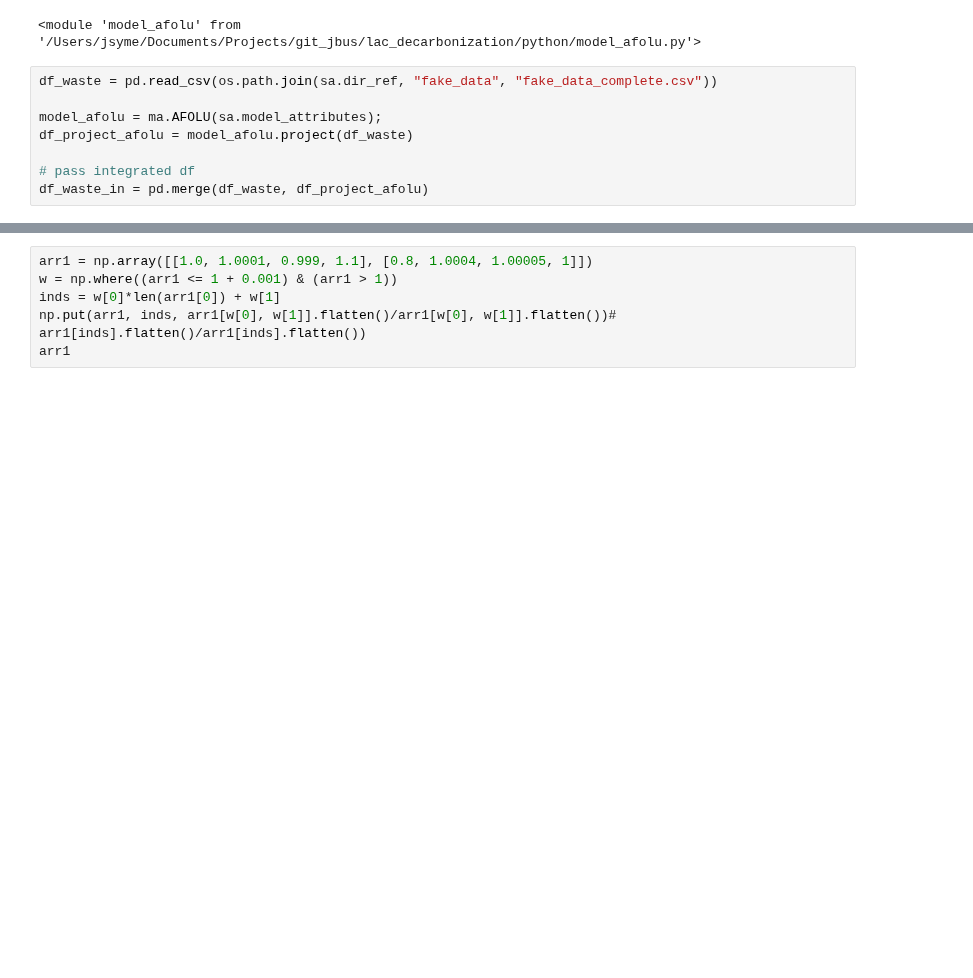
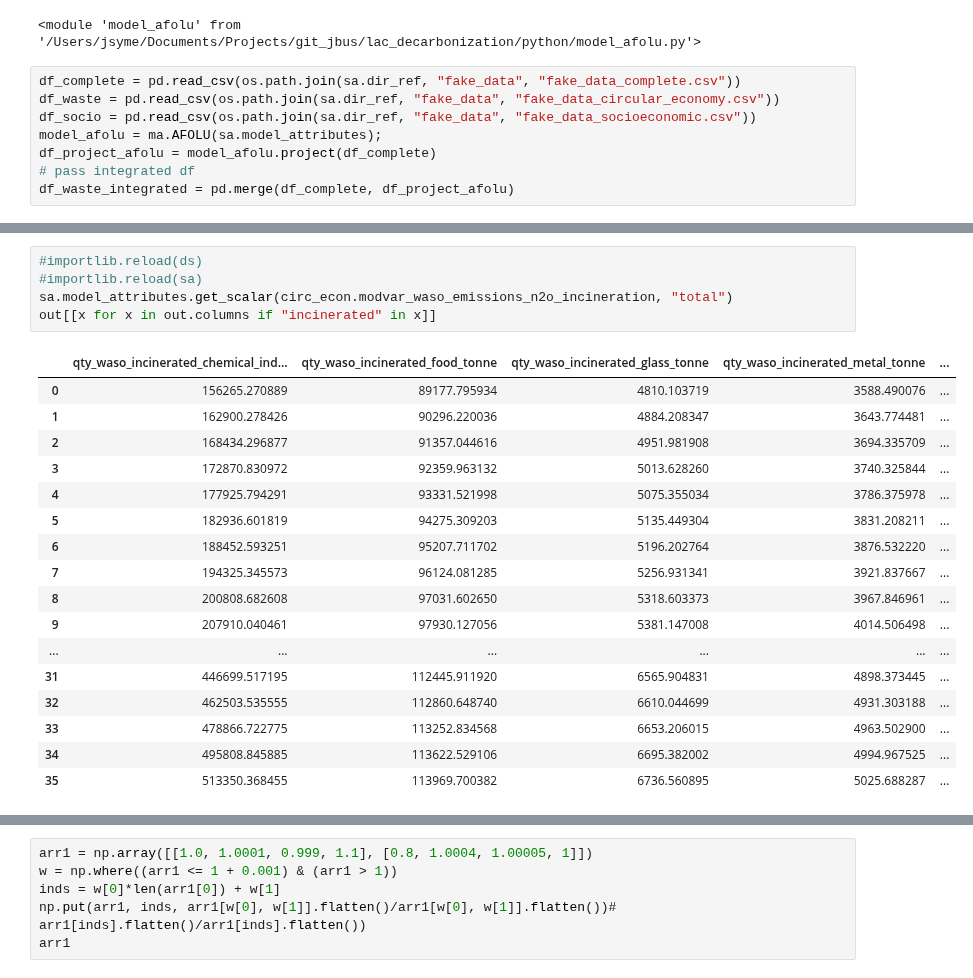
Before and after one commit to jarojasag/lac_decarbonization, a Jupyter notebook: python/build_waste.ipynb, the cells around one changed output, grey strips where cells are left out. Drawn from its saved outputs; the diff is of its cells as text; blank space fills up the shorter version.

Commit message:
updated fake data and most of solid waste

```diff
--- a/python/build_waste.ipynb
+++ b/python/build_waste.ipynb
@@ -19,10 +19,10 @@ importlib.reload(ma)
 # %% [output]
 <module 'model_afolu' from '/Users/jsyme/Documents/Projects/git_jbus/lac_decarbonization/python/model_afolu.py'>
 # %%
-df_waste = pd.read_csv(os.path.join(sa.dir_ref, "fake_data", "fake_data_complete.csv"))
-
+df_complete = pd.read_csv(os.path.join(sa.dir_ref, "fake_data", "fake_data_complete.csv"))
+df_waste = pd.read_csv(os.path.join(sa.dir_ref, "fake_data", "fake_data_circular_economy.csv"))
+df_socio = pd.read_csv(os.path.join(sa.dir_ref, "fake_data", "fake_data_socioeconomic.csv"))
 model_afolu = ma.AFOLU(sa.model_attributes);
-df_project_afolu = model_afolu.project(df_waste)
-
+df_project_afolu = model_afolu.project(df_complete)
 # pass integrated df
-df_waste_in = pd.merge(df_waste, df_project_afolu)
+df_waste_integrated = pd.merge(df_complete, df_project_afolu)
@@ -794,0 +826,23 @@ year
+# %%
+#importlib.reload(ds)
+#importlib.reload(sa)
+sa.model_attributes.get_scalar(circ_econ.modvar_waso_emissions_n2o_incineration, "total")
+out[[x for x in out.columns if "incinerated" in x]]
+# %% [output]
+|  | qty_waso_incinerated_chemical_ind... | qty_waso_incinerated_food_tonne | qty_waso_incinerated_glass_tonne | qty_waso_incinerated_metal_tonne | ... |
+| 0 | 156265.270889 | 89177.795934 | 4810.103719 | 3588.490076 | ... |
+| 1 | 162900.278426 | 90296.220036 | 4884.208347 | 3643.774481 | ... |
+| 2 | 168434.296877 | 91357.044616 | 4951.981908 | 3694.335709 | ... |
+| 3 | 172870.830972 | 92359.963132 | 5013.628260 | 3740.325844 | ... |
+| 4 | 177925.794291 | 93331.521998 | 5075.355034 | 3786.375978 | ... |
+| 5 | 182936.601819 | 94275.309203 | 5135.449304 | 3831.208211 | ... |
+| 6 | 188452.593251 | 95207.711702 | 5196.202764 | 3876.532220 | ... |
+| 7 | 194325.345573 | 96124.081285 | 5256.931341 | 3921.837667 | ... |
+| 8 | 200808.682608 | 97031.602650 | 5318.603373 | 3967.846961 | ... |
+| 9 | 207910.040461 | 97930.127056 | 5381.147008 | 4014.506498 | ... |
+| ... | ... | ... | ... | ... | ... |
+| 31 | 446699.517195 | 112445.911920 | 6565.904831 | 4898.373445 | ... |
+| 32 | 462503.535555 | 112860.648740 | 6610.044699 | 4931.303188 | ... |
+| 33 | 478866.722775 | 113252.834568 | 6653.206015 | 4963.502900 | ... |
+| 34 | 495808.845885 | 113622.529106 | 6695.382002 | 4994.967525 | ... |
+| 35 | 513350.368455 | 113969.700382 | 6736.560895 | 5025.688287 | ... |
```
Also changed, not shown: parts of 12 cells of this notebook, 12 other files.
